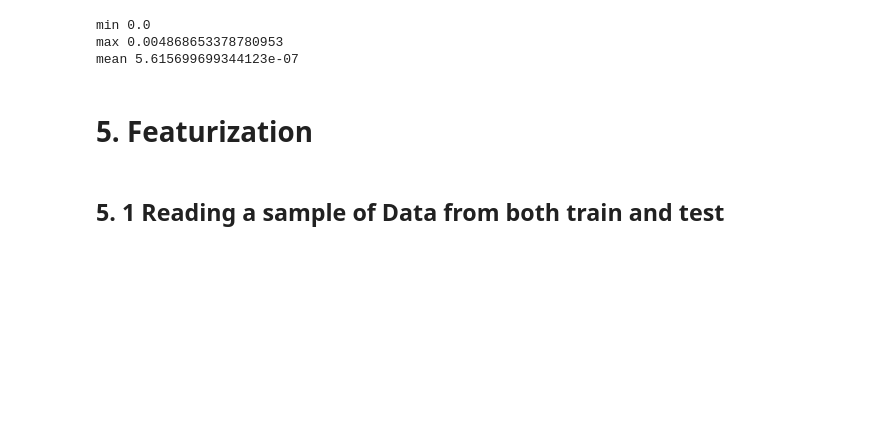
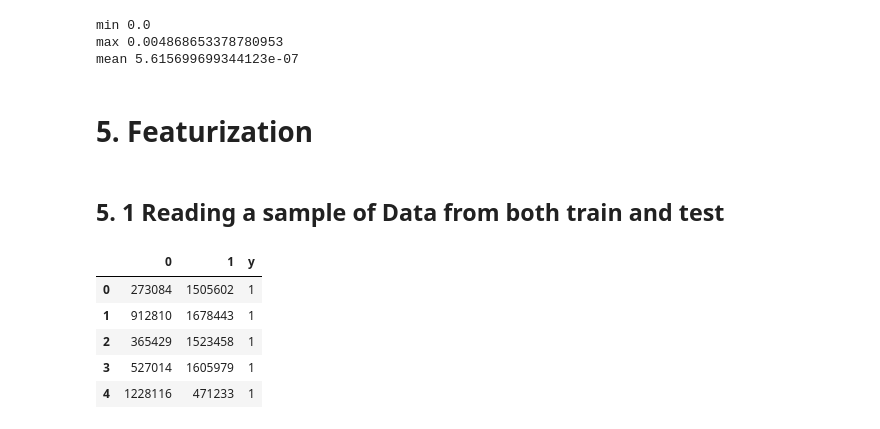
Before and after one commit to Sahil-Chavan/Friend-Recommendation-System-Facebook-Using-GraphMining, a Jupyter notebook: Facebook_Featurization.ipynb, the cells around one changed output. Cells and saved outputs as stored; diff of their text form; code cells hidden in the pictures; blank space fills up the shorter version.

```diff
--- a/Facebook_Featurization.ipynb
+++ b/Facebook_Featurization.ipynb
@@ -14,9 +16,9 @@ import networkx as nx
 # %% [markdown]
 # 1. Reading Data
 # %%
-X_train = pd.read_csv('datasets/my/xtrain.csv')
-Y_train = pd.read_csv('datasets/my/ytrain.csv')
-X_test = pd.read_csv('datasets/my/xtest.csv')
-Y_test = pd.read_csv('datasets/my/ytest.csv')
+X_train = pd.read_csv('datasets/my/xtrain.csv',header=None)
+Y_train = pd.read_csv('datasets/my/ytrain.csv',header=None)
+X_test = pd.read_csv('datasets/my/xtest.csv',header=None)
+Y_test = pd.read_csv('datasets/my/ytest.csv',header=None)
 Y_train.shape,X_train.shape,Y_test.shape,X_test.shape
 # %% [output]
@@ -312,3 +314,14 @@ mean 5.615699699344123e-07
 # 5. Featurization
 # %% [markdown]
 ## 5. 1 Reading a sample of Data from both train and test
+# %%
+X_train['y'] = Y_train.astype('int32')[0]
+# %%
+X_train.head(5)
+# %% [output]
+|  | 0 | 1 | y |
+| 0 | 273084 | 1505602 | 1 |
+| 1 | 912810 | 1678443 | 1 |
+| 2 | 365429 | 1523458 | 1 |
+| 3 | 527014 | 1605979 | 1 |
+| 4 | 1228116 | 471233 | 1 |
```
Also changed, not shown: parts of 33 cells of this notebook.
